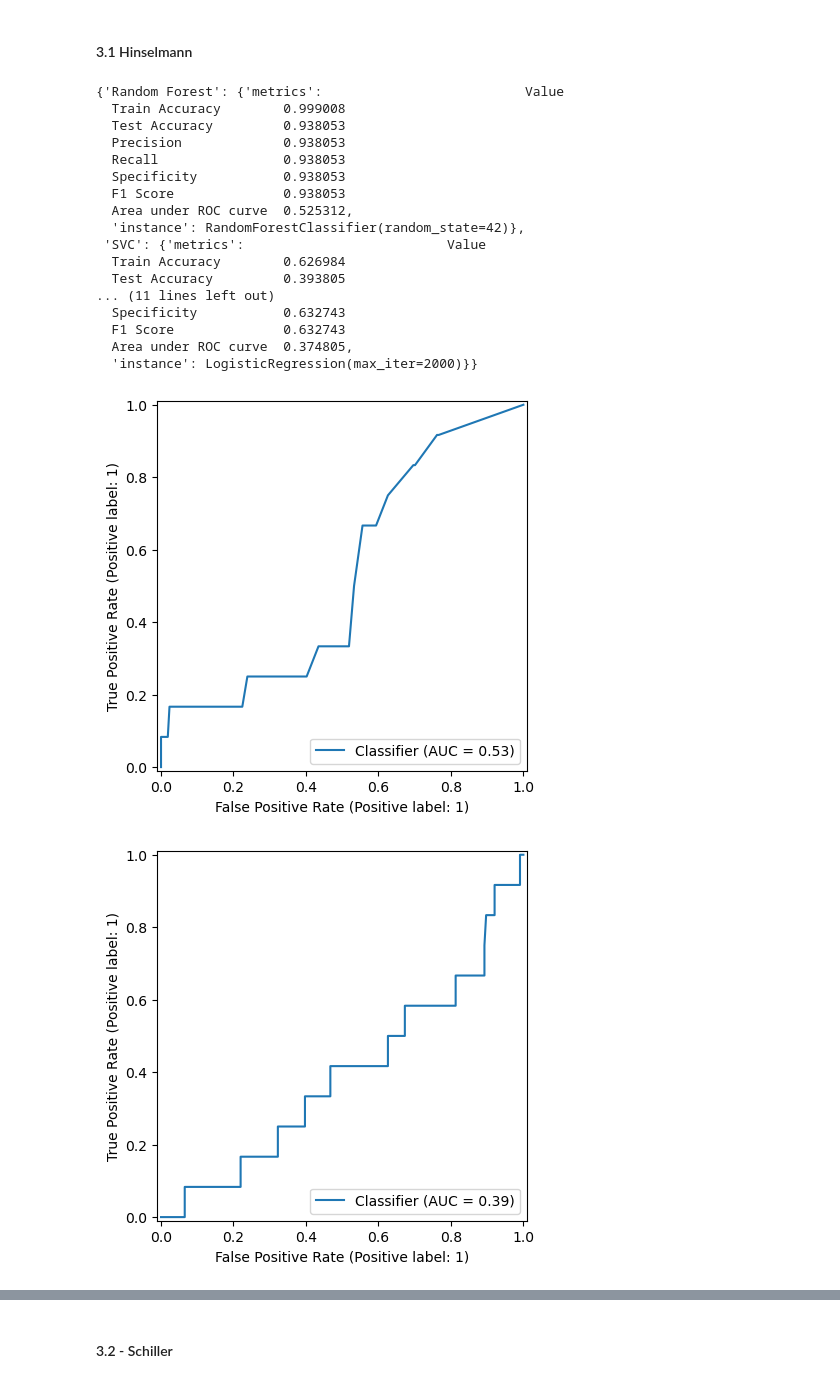
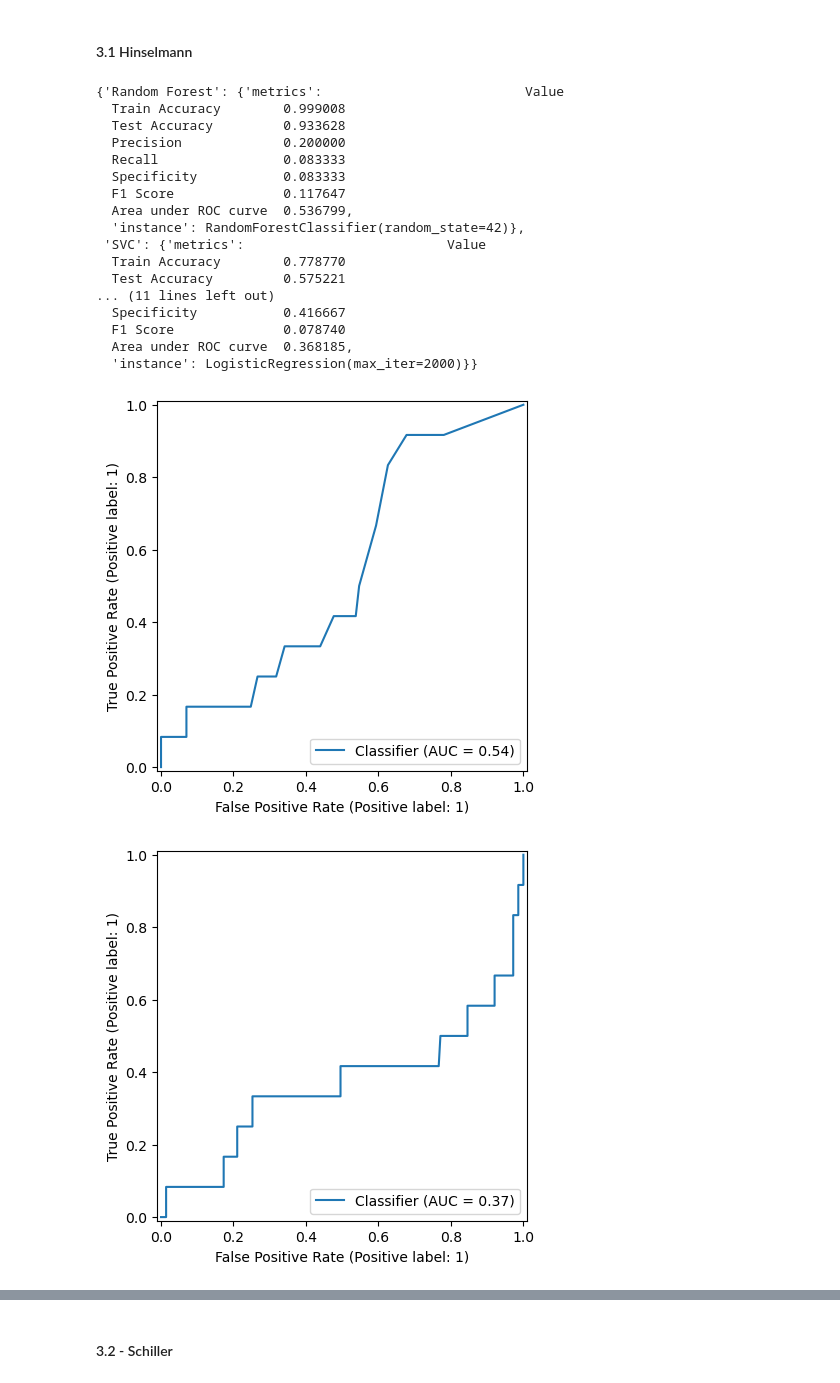
Before and after one commit to PedroC12804/Projeto-AAEB, a Jupyter notebook: Projeto .ipynb, the cells around one changed output, grey strips where cells are left out. Cells and saved outputs as stored; diff of their text form; code cells hidden in the pictures.

Commit message:
Scaler nos resultados

```diff
--- a/Projeto .ipynb
+++ b/Projeto .ipynb
@@ -350,6 +350,8 @@ data_h = {'Hinselmann': data_oversampled['Hinselmann']}
 data_s = {'Schiller': data_oversampled['Schiller']}
 data_c = {'Citology': data_oversampled['Citology']}
 data_b = {'Biopsy': data_oversampled['Biopsy']}
+
+data = {'Hinselmann': data_oversampled['Hinselmann'], 'Schiller': data_oversampled['Schiller'], 'Citology': data_oversampled['Citology'], 'Biopsy': data_oversampled['Biopsy']}
 # %%
 from sklearn.preprocessing import MinMaxScaler
 # Criar o MinMaxScaler
@@ -426,11 +448,12 @@ def calculate_metrics(model_name, model_instance, X_train, y_train, X_test, y_te
     :param y_test: Test labels for a single target variable.
     :return: A dictionary containing evaluation metrics and predictions.
     """
+
     train_acc = model_instance.score(X_train, y_train)
     test_acc = model_instance.score(X_test, y_test)
-
     y_test_pred = model_instance.predict(X_test)
     y_train_pred = model_instance.predict(X_train)
+
 
     if model_name == 'SVC':
         y_scores = model_instance.decision_function(X_test)
@@ -440,10 +463,10 @@ def calculate_metrics(model_name, model_instance, X_train, y_train, X_test, y_te
     metrics = {
         "Train Accuracy": train_acc,
         "Test Accuracy": test_acc,
-        "Precision": precision_score(y_test, y_test_pred, average='micro', pos_label =1),
-        "Recall": recall_score(y_test, y_test_pred, average='micro', pos_label =1),
-        "Specificity": recall_score(y_test, y_test_pred, average='micro', pos_label =1),
-        "F1 Score": f1_score(y_test, y_test_pred, average='micro', pos_label =1),
+        "Precision": precision_score(y_test, y_test_pred),
+        "Recall": recall_score(y_test, y_test_pred),
+        "Specificity": recall_score(y_test, y_test_pred),
+        "F1 Score": f1_score(y_test, y_test_pred),
         "Area under ROC curve": roc_auc_score(y_test, y_scores),
     }
 
@@ -455,7 +478,7 @@ def calculate_metrics(model_name, model_instance, X_train, y_train, X_test, y_te
 # %% [markdown]
 <p style="font-size:15px;">EXPLICA BLABLA  </p>
 # %%
-def train_and_evaluate_multi_models(models: dict[str, any], X_train: np.ndarray,Y_train: pd.Series,X_test: np.ndarray,Y_test: pd.Series,) -> dict[str, dict[pd.DataFrame, any]]:
+def train_and_evaluate_multi_models(Target : str, models: dict[str, any]) -> dict[str, dict[pd.DataFrame, any]]:
     """
     Train and evaluate multiple machine learning models for a single target variable.
 
@@ -473,11 +496,26 @@ def train_and_evaluate_multi_models(models: dict[str, any], X_train: np.ndarray,
     results = {}
 
     for model_name, model_instance in models.items():
+        if model_name == 'Random Forest':
+
+            splits = data[Target]
+            X_train = splits[0]
+            y_train = splits[1]
+            X_test = splits[2]
+            y_test = splits[3]
+
+        else:
+            splits = data_scaled[Target]
+            X_train = splits[0]
+            y_train = splits[1]
+            X_test = splits[2]
+            y_test = splits[3]
+
         # Train the model
-        model_instance.fit(X_train, Y_train)
+        model_instance.fit(X_train, y_train)
 
         # Calculate metrics
-        metrics = calculate_metrics(model_name, model_instance, X_train, Y_train, X_test, Y_test)
+        metrics = calculate_metrics(model_name, model_instance, X_train, y_train, X_test, y_test)
 
         # Store metrics and model instance in results
         results[model_name] = {"metrics": metrics, "instance":model_instance}
@@ -844,35 +882,30 @@ from sklearn.ensemble import RandomForestClassifier
 from sklearn.svm import SVC
 from sklearn.linear_model import LogisticRegression
 # %%
-splits = data_h['Hinselmann']
-X_train = splits[0]
-y_train = splits[1]
-X_test = splits[2]
-y_test = splits[3]
 
 models = {'Random Forest': RandomForestClassifier(random_state=42),'SVC':SVC(),'Logistic Regression':LogisticRegression(max_iter = 2000)}
 
 # Treinar e avaliar
-hinselmann_results = train_and_evaluate_multi_models(models, X_train, y_train, X_test, y_test)
+hinselmann_results = train_and_evaluate_multi_models('Hinselmann', models)
 
 hinselmann_results #é um dicionário que tem {nome: [df com as métricas, model instance], ...} para os três modelos
 # %% [output]
 {'Random Forest': {'metrics':                          Value
   Train Accuracy        0.999008
-  Test Accuracy         0.938053
-  Precision             0.938053
-  Recall                0.938053
-  Specificity           0.938053
-  F1 Score              0.938053
-  Area under ROC curve  0.525312,
+  Test Accuracy         0.933628
+  Precision             0.200000
+  Recall                0.083333
+  Specificity           0.083333
+  F1 Score              0.117647
+  Area under ROC curve  0.536799,
   'instance': RandomForestClassifier(random_state=42)},
  'SVC': {'metrics':                          Value
-  Train Accuracy        0.626984
-  Test Accuracy         0.393805
+  Train Accuracy        0.778770
+  Test Accuracy         0.575221
 ... (11 lines left out)
-  Specificity           0.632743
-  F1 Score              0.632743
-  Area under ROC curve  0.374805,
+  Specificity           0.416667
+  F1 Score              0.078740
+  Area under ROC curve  0.368185,
   'instance': LogisticRegression(max_iter=2000)}}
-[figure, old version]
+[figure, new version]
-[figure, old version]
+[figure, new version]
```
Also changed, not shown: parts of 8 cells of this notebook.
